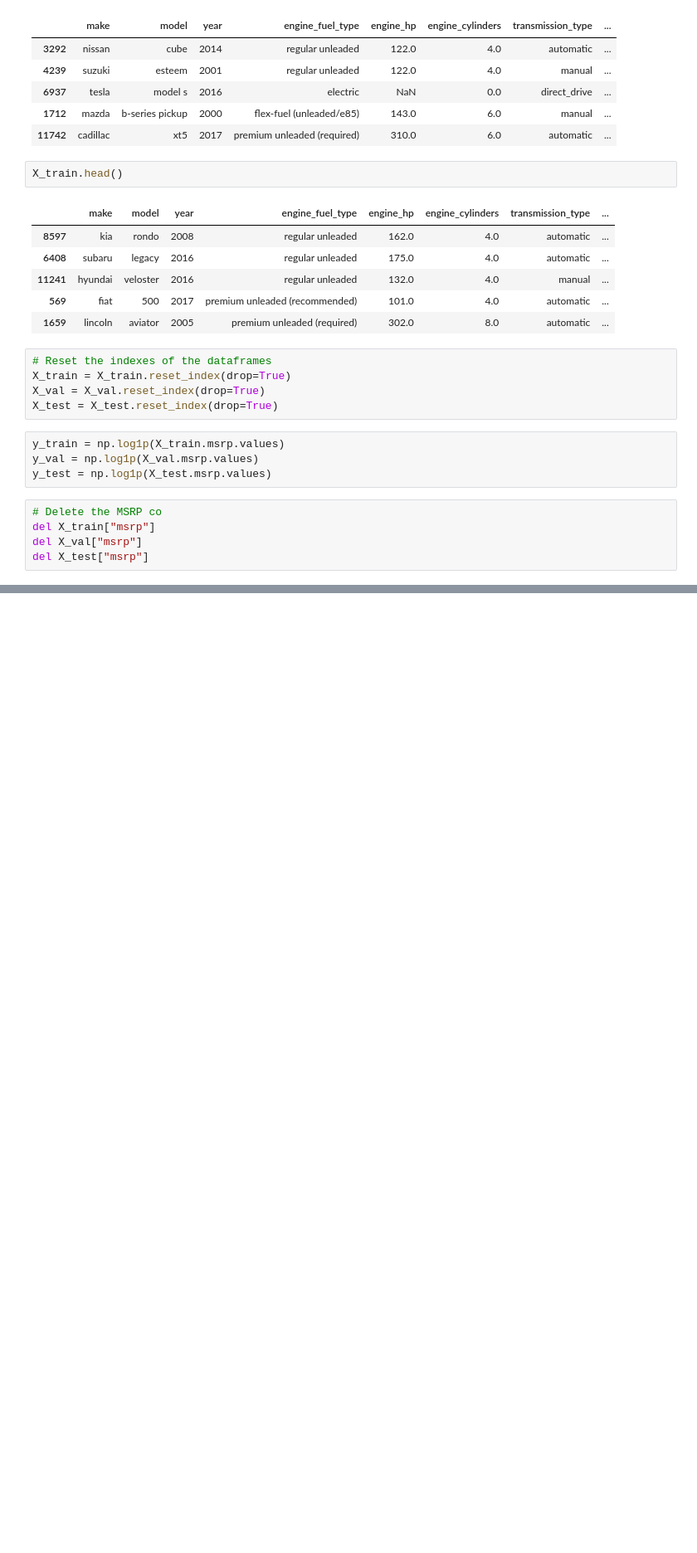
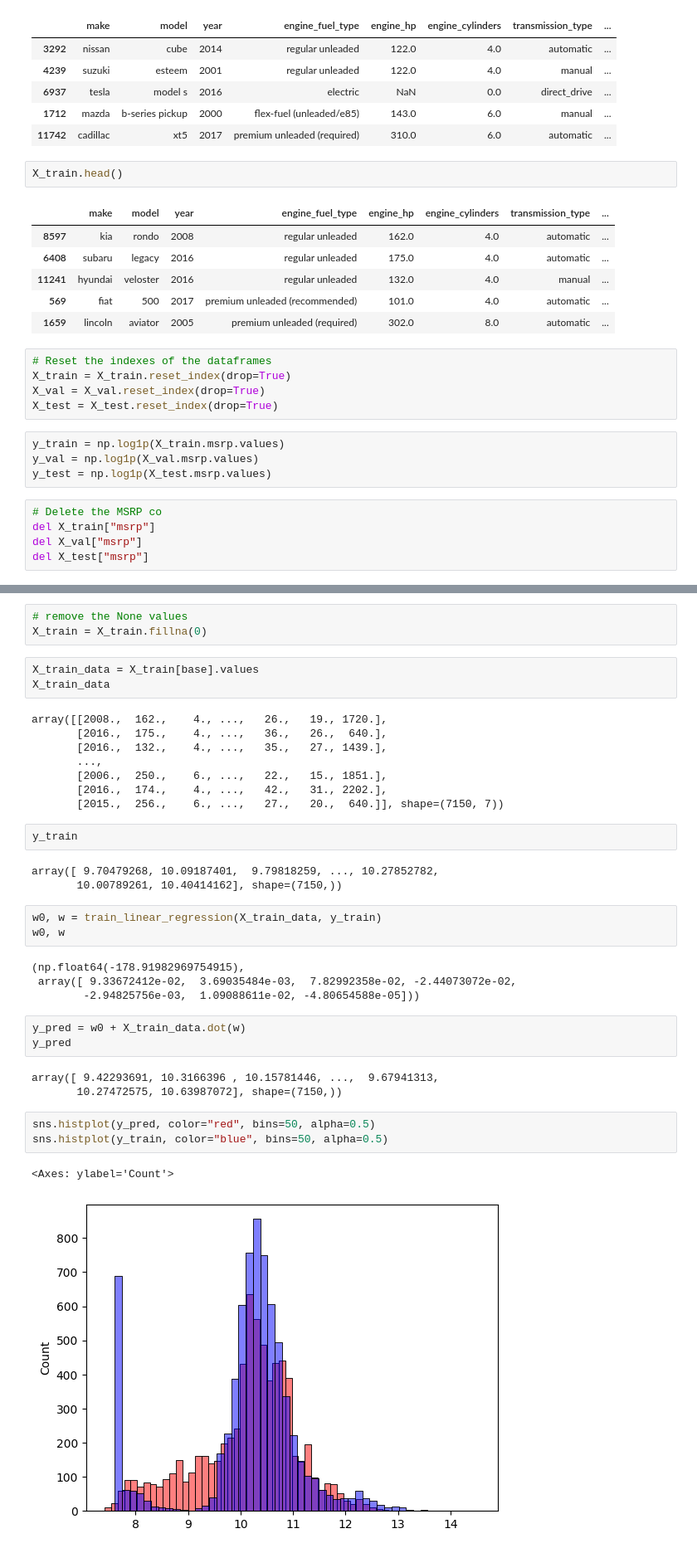
Before and after one commit to Owen-OS/ml-zoomcamp, a Jupyter notebook: 02 - Regression/Car Prediction Model.ipynb, the cells around one changed output, grey strips where cells are left out. Shown at 83% size. Cells and saved outputs as stored; diff of their text form; blank space fills up the shorter version.

Commit message:
Regression model updates

```diff
--- a/02 - Regression/Car Prediction Model.ipynb
+++ b/02 - Regression/Car Prediction Model.ipynb
@@ -308,0 +537,38 @@ del X_test["msrp"]
+# %%
+# remove the None values
+X_train = X_train.fillna(0)
+# %%
+X_train_data = X_train[base].values
+X_train_data
+# %% [output]
+array([[2008.,  162.,    4., ...,   26.,   19., 1720.],
+       [2016.,  175.,    4., ...,   36.,   26.,  640.],
+       [2016.,  132.,    4., ...,   35.,   27., 1439.],
+       ...,
+       [2006.,  250.,    6., ...,   22.,   15., 1851.],
+       [2016.,  174.,    4., ...,   42.,   31., 2202.],
+       [2015.,  256.,    6., ...,   27.,   20.,  640.]], shape=(7150, 7))
+# %%
+y_train
+# %% [output]
+array([ 9.70479268, 10.09187401,  9.79818259, ..., 10.27852782,
+       10.00789261, 10.40414162], shape=(7150,))
+# %%
+w0, w = train_linear_regression(X_train_data, y_train)
+w0, w
+# %% [output]
+(np.float64(-178.91982969754915),
+ array([ 9.33672412e-02,  3.69035484e-03,  7.82992358e-02, -2.44073072e-02,
+        -2.94825756e-03,  1.09088611e-02, -4.80654588e-05]))
+# %%
+y_pred = w0 + X_train_data.dot(w)
+y_pred
+# %% [output]
+array([ 9.42293691, 10.3166396 , 10.15781446, ...,  9.67941313,
+       10.27472575, 10.63987072], shape=(7150,))
+# %%
+sns.histplot(y_pred, color="red", bins=50, alpha=0.5)
+sns.histplot(y_train, color="blue", bins=50, alpha=0.5)
+# %% [output]
+<Axes: ylabel='Count'>
+[figure, added]
```
Also changed, not shown: parts of 73 cells of this notebook.
